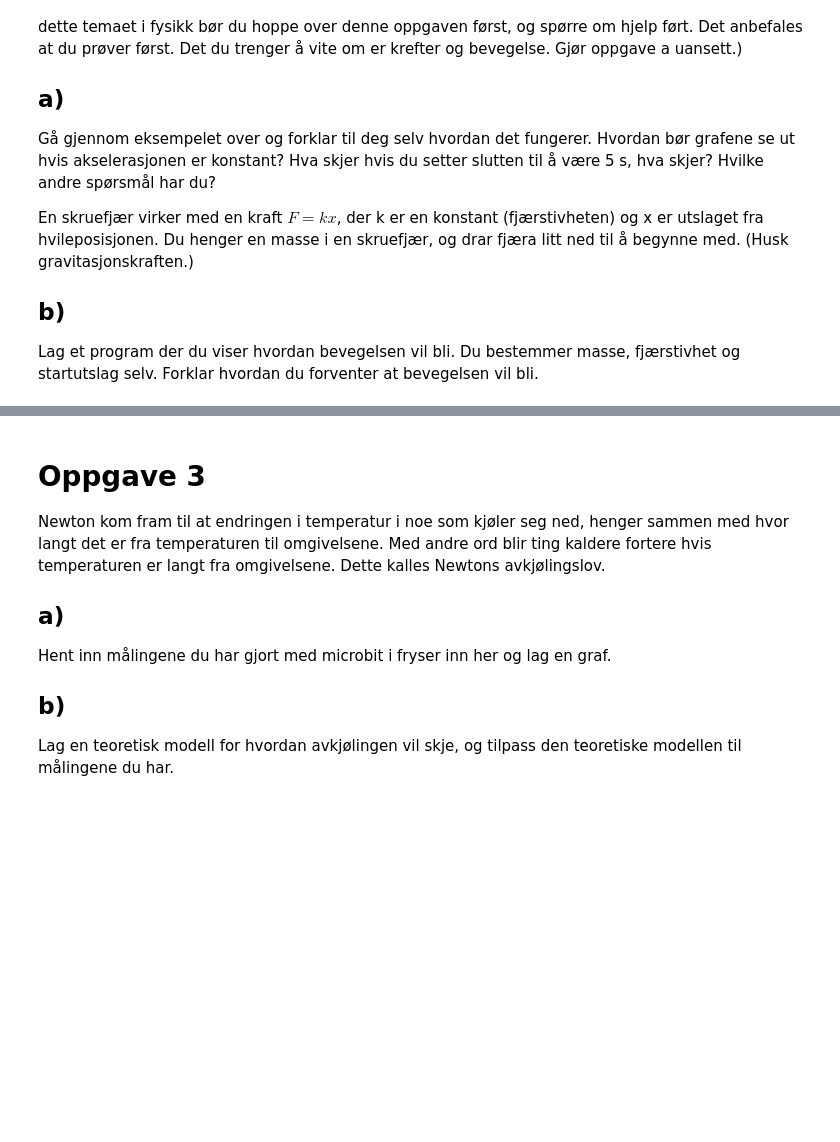
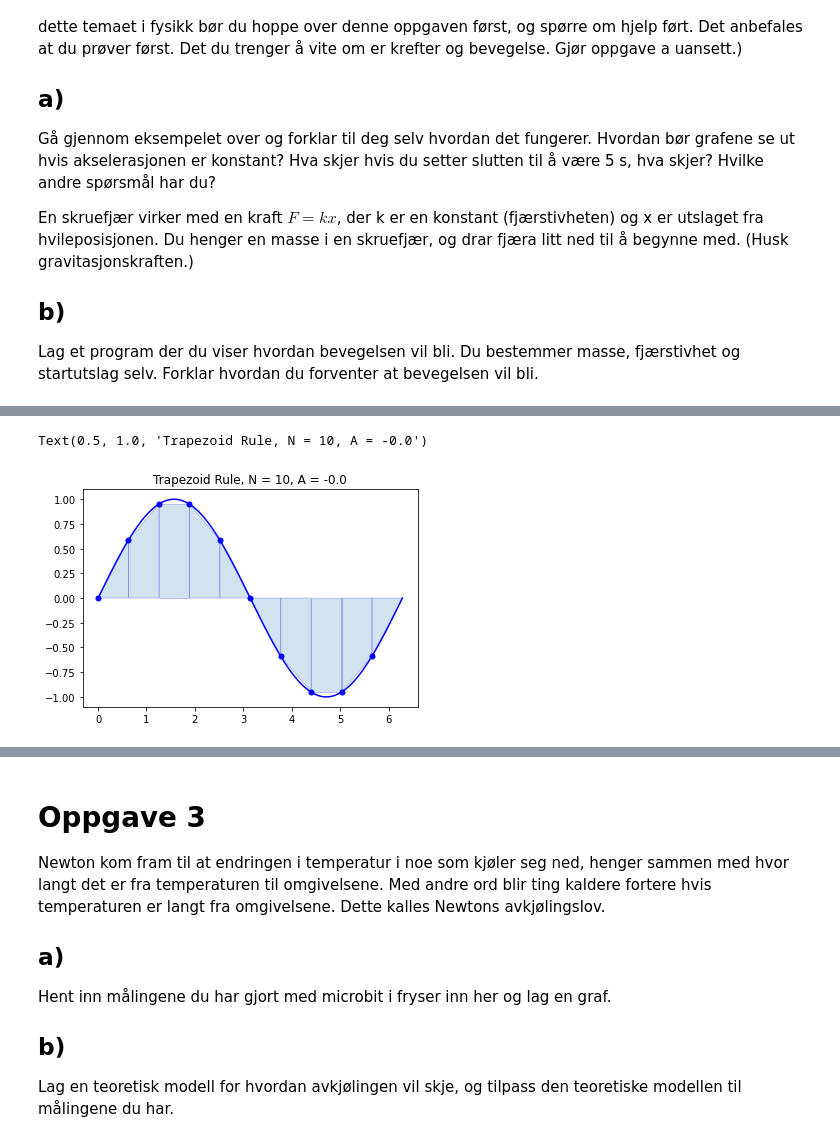
Before and after one commit to Frederik353/Programering-og-Modelering-X, a Jupyter notebook: øving 7/Øving 7.ipynb, the cells around one changed output, grey strips where cells are left out. Cells and saved outputs as stored; diff of their text form; code cells hidden in the pictures; blank space fills up the shorter version.

```diff
--- a/øving 7/Øving 7.ipynb
+++ b/øving 7/Øving 7.ipynb
@@ -175,0 +407,15 @@ Lag et program som finner arealet under forskjellige funksjoner. Finn arealet un
+# %%
+# Trapezoidal
+sum_under(6, X, Y, [], [])
+
+for i in range(N):
+    xs = [x[i], x[i], x[i+1], x[i+1]]
+    ys = [0, f(x[i]), f(x[i+1]), 0]
+    plt.fill(xs, ys, 'b', color="tab:blue",  edgecolor='b',alpha=0.2)
+    plt.plot(xs[1], ys[1], 'b.', markersize=10)
+
+sum = round((dx/2) * np.sum(y[1:] + y[:-1]), 2)
+plt.title(f"Trapezoid Rule, N = {N}, A = {sum}")
+# %% [output]
+Text(0.5, 1.0, 'Trapezoid Rule, N = 10, A = -0.0')
+[figure, added]
```
Also changed, not shown: parts of 8 cells of this notebook, 6 other files.
